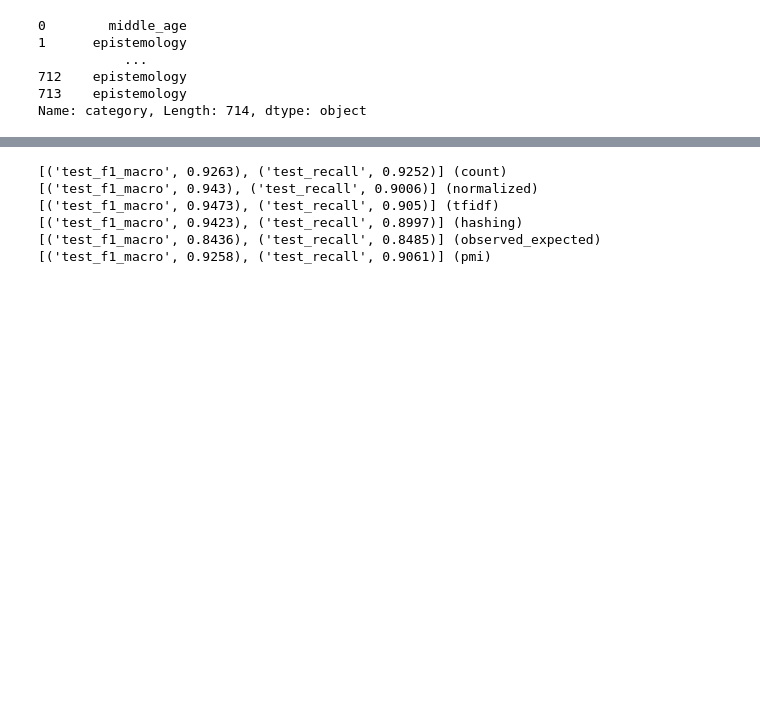
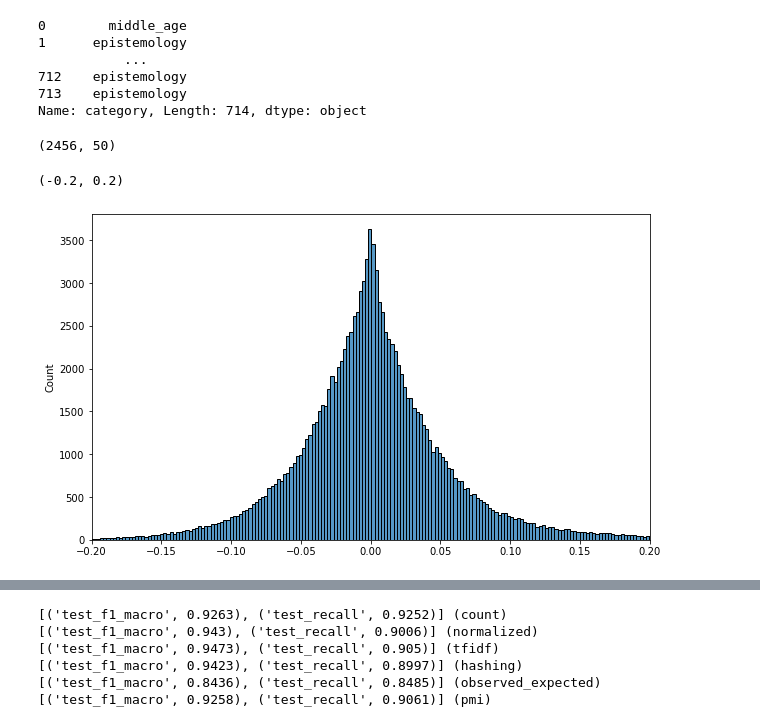
Before and after one commit to lolodino77/classification_texte_articles, a Jupyter notebook: sources/classification/test_transformations_matrice_count.ipynb, the cells around one changed output, grey strips where cells are left out. Drawn from its saved outputs; the diff is of its cells as text; code cells hidden in the pictures; blank space fills up the shorter version.

Commit message:
test perf tfidf then lsa dimension reduction ok

```diff
--- a/sources/classification/test_transformations_matrice_count.ipynb
+++ b/sources/classification/test_transformations_matrice_count.ipynb
@@ -222,3 +222,20 @@ y
 712    epistemology
 713    epistemology
 Name: category, Length: 714, dtype: object
+# %%
+X_train_tfidf_svd.shape
+# %% [output]
+(2456, 50)
+# %%
+# Reduction de dimension truncated svd/lsa apres tfidf
+from sklearn.decomposition import TruncatedSVD
+svd = TruncatedSVD(n_components=50, n_iter=7, random_state=42)
+X_train_tfidf = tfidf_vectorizer.fit_transform(X_train)
+X_train_tfidf_svd = svd.fit_transform(X_train_tfidf)
+X_train_tfidf_svd
+plt.rcParams["figure.figsize"] = (10, 6)
+sb.histplot(np.ravel(X_train_tfidf_svd[X_train_tfidf_svd != 0]), edgecolor="black", linewidth=1)
+plt.xlim(-0.2, 0.2)
+# %% [output]
+(-0.2, 0.2)
+[figure, added]
```
Also changed, not shown: parts of 3 cells of this notebook.
